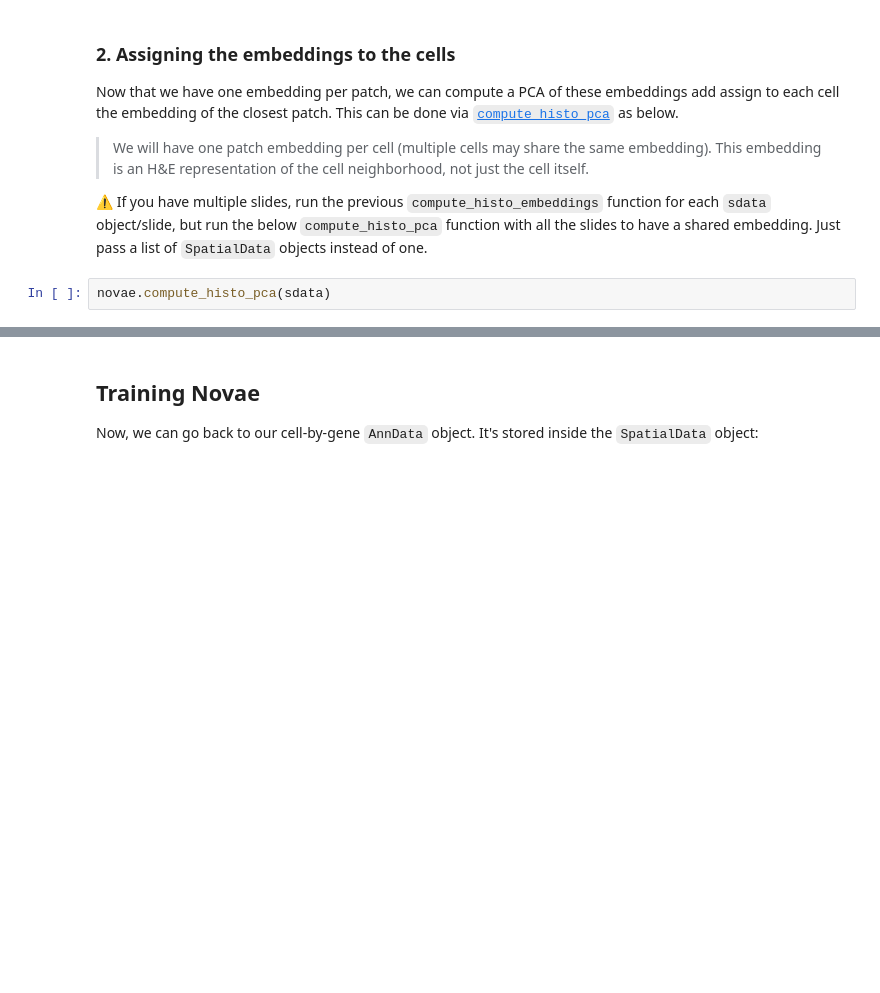
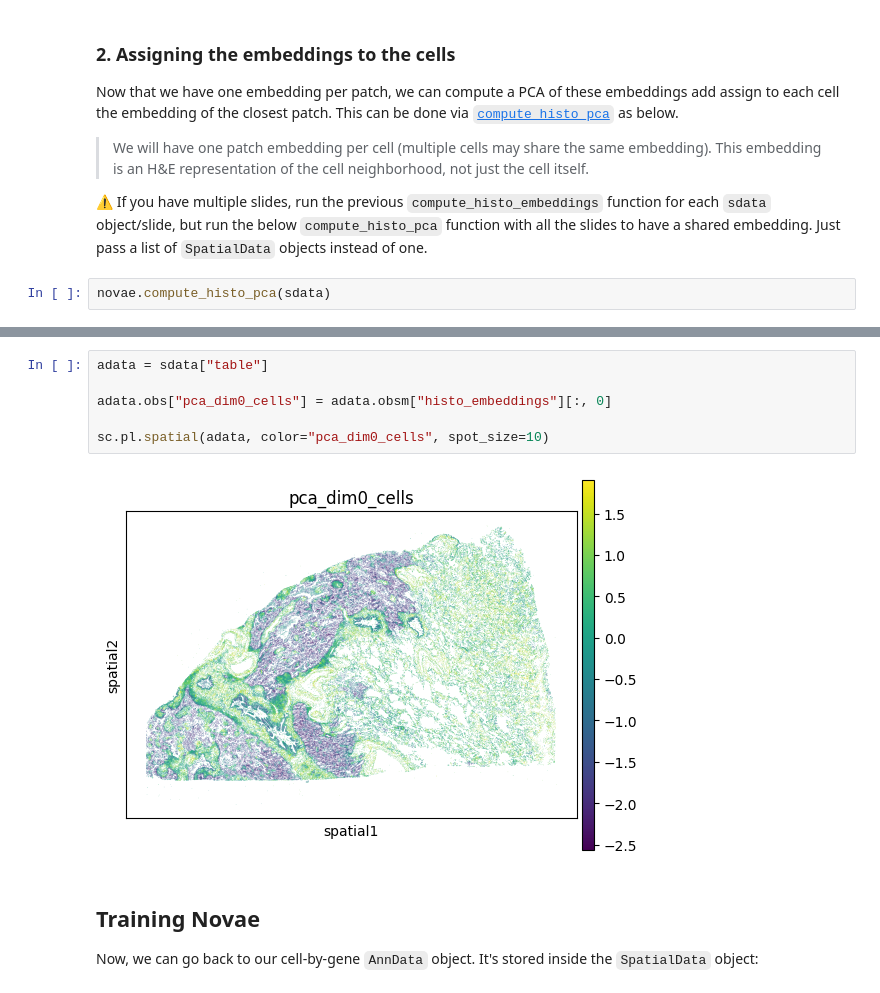
Before and after one commit to MICS-Lab/novae, a Jupyter notebook: docs/tutorials/he_usage.ipynb, the cells around one changed output, grey strips where cells are left out. Drawn from its saved outputs; the diff is of its cells as text; blank space fills up the shorter version.

```diff
--- a/docs/tutorials/he_usage.ipynb
+++ b/docs/tutorials/he_usage.ipynb
@@ -110,3 +106,11 @@ sc.pl.spatial(sdata["conch_embeddings"], color="0", spot_size=10)
+# %%
+adata = sdata["table"]
+
+adata.obs["pca_dim0_cells"] = adata.obsm["histo_embeddings"][:, 0]
+
+sc.pl.spatial(adata, color="pca_dim0_cells", spot_size=10)
+# %% [output]
+[figure, added]
 # %% [markdown]
 ## Training Novae
 
```
Also changed, not shown: parts of 15 cells of this notebook, 1 other file.
